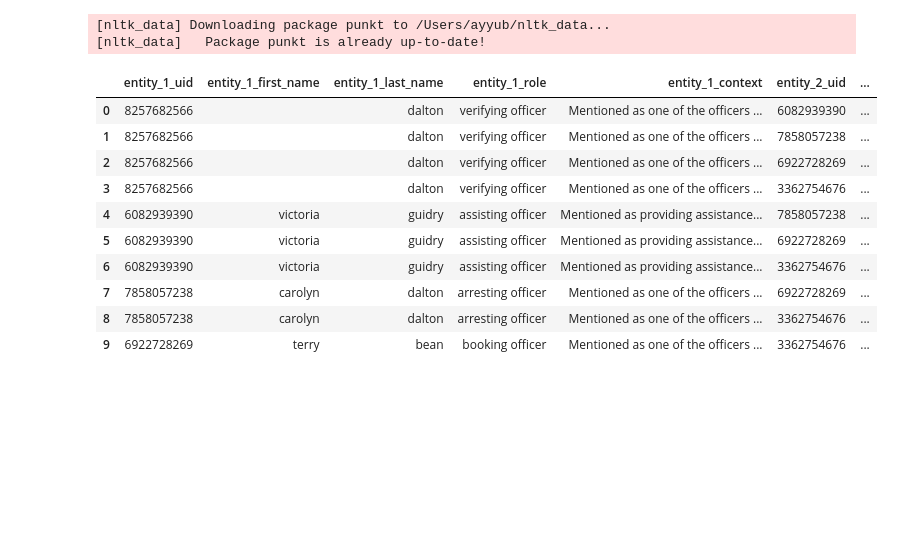
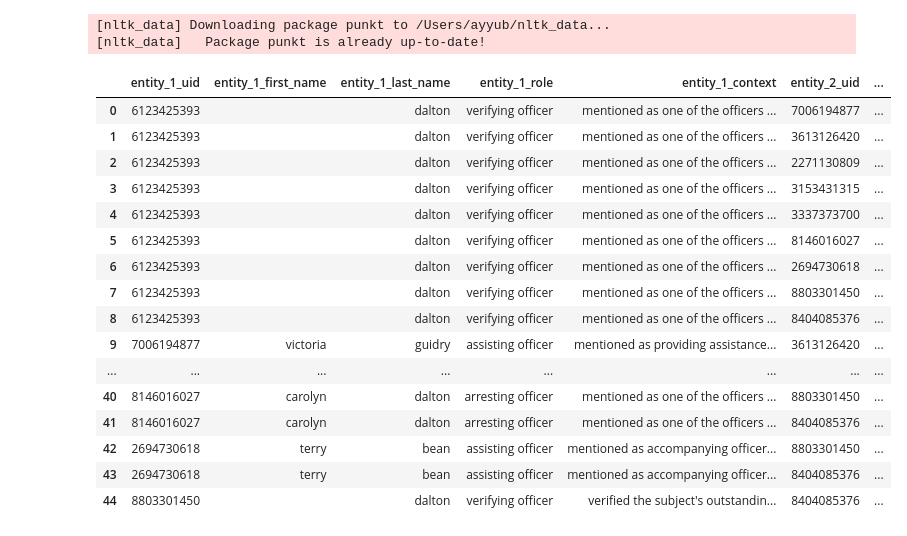
Before and after one commit to ayyubibrahimi/wrongful-convictions-entity-res, a Jupyter notebook: feature-engineering/src/features.ipynb, the cells around one changed output. Drawn from its saved outputs; the diff is of its cells as text; code cells hidden in the pictures; blank space fills up the shorter version.

```diff
--- a/feature-engineering/src/features.ipynb
+++ b/feature-engineering/src/features.ipynb
@@ -14,6 +15,6 @@ import jellyfish
 # %%
 def read_csv():
-    df = pd.read_csv("../../preprocessing/data/output/output-clean.csv")
+    df = pd.read_csv("../../preprocessing/data/output/clean.csv")
     return df
 # %%
 nltk.download('punkt')
@@ -59,15 +60,15 @@ def split_entities(df):
 
 def generate_pairwise_comparisons(df):
     df = df.fillna("")
-    unique_entities = df['uid'].unique()
+    unique_entities = df['person_uid'].unique()
     pairs = list(combinations(unique_entities, 2))
     comparison_data = []
 
     for pair in pairs:
         entity_1, entity_2 = pair
 
-        entity_1_row = df[df['uid'] == entity_1].iloc[0]
-        entity_2_row = df[df['uid'] == entity_2].iloc[0]
+        entity_1_row = df[df['person_uid'] == entity_1].iloc[0]
+        entity_2_row = df[df['person_uid'] == entity_2].iloc[0]
 
         context_similarity = calculate_context_similarity([entity_1_row['officer_context']], [entity_2_row['officer_context']])[0]
 
@@ -92,44 +93,42 @@ def generate_pairwise_comparisons(df):
 
         comparison_data.append(features)
 
+
     comparison_df = pd.DataFrame(comparison_data)
+    scaler = MinMaxScaler()
+
+    features_to_scale = ['first_name_similarity', 'last_name_similarity',
+                         'role_similarity', 'first_name_length_diff',
+                         'last_name_length_diff', 'context_similarity', ]
+
+    comparison_df[features_to_scale] = scaler.fit_transform(comparison_df[features_to_scale])
     return comparison_df
-
-
-def generate_uid(row, desired_length=10):
-    raw_uid = abs(hash(f"{row['first_name']}{row['last_name']}{row['officer_role']}{row['officer_context']}"))
-    raw_uid_str = str(raw_uid)
-    if len(raw_uid_str) > desired_length:
-        uid_str = raw_uid_str[:desired_length]
-    else:
-        uid_str = raw_uid_str.zfill(desired_length)
-
-    return int(uid_str)
 # %% [output]
 [nltk_data] Downloading package punkt to /Users/ayyub/nltk_data...
 [nltk_data]   Package punkt is already up-to-date!
-# %%
-df = read_csv()
-
-df = df.rename(columns={"uid": "doc_uid"})
-df = df[["first_name", "last_name", "officer_role", "officer_context"]]
-
-df['uid'] = df.apply(lambda row: generate_uid(row, 10), axis=1)
-
-df = df.iloc[:5]
-
-df = df.pipe(generate_pairwise_comparisons)
-df
-# %% [output]
-|  | entity_1_uid | entity_1_first_name | entity_1_last_name | entity_1_role | entity_1_context | entity_2_uid | ... |
-| 0 | 8257682566 |  | dalton | verifying officer | Mentioned as one of the officers ... | 6082939390 | ... |
-| 1 | 8257682566 |  | dalton | verifying officer | Mentioned as one of the officers ... | 7858057238 | ... |
-| 2 | 8257682566 |  | dalton | verifying officer | Mentioned as one of the officers ... | 6922728269 | ... |
-| 3 | 8257682566 |  | dalton | verifying officer | Mentioned as one of the officers ... | 3362754676 | ... |
-| 4 | 6082939390 | victoria | guidry | assisting officer | Mentioned as providing assistance... | 7858057238 | ... |
-| 5 | 6082939390 | victoria | guidry | assisting officer | Mentioned as providing assistance... | 6922728269 | ... |
-| 6 | 6082939390 | victoria | guidry | assisting officer | Mentioned as providing assistance... | 3362754676 | ... |
-| 7 | 7858057238 | carolyn | dalton | arresting officer | Mentioned as one of the officers ... | 6922728269 | ... |
-| 8 | 7858057238 | carolyn | dalton | arresting officer | Mentioned as one of the officers ... | 3362754676 | ... |
-| 9 | 6922728269 | terry | bean | booking officer | Mentioned as one of the officers ... | 3362754676 | ... |
+# %%
+df = read_csv()
+
+df = df.iloc[:10]
+
+df = df.pipe(generate_pairwise_comparisons)
+df
+# %% [output]
+|  | entity_1_uid | entity_1_first_name | entity_1_last_name | entity_1_role | entity_1_context | entity_2_uid | ... |
+| 0 | 6123425393 |  | dalton | verifying officer | mentioned as one of the officers ... | 7006194877 | ... |
+| 1 | 6123425393 |  | dalton | verifying officer | mentioned as one of the officers ... | 3613126420 | ... |
+| 2 | 6123425393 |  | dalton | verifying officer | mentioned as one of the officers ... | 2271130809 | ... |
+| 3 | 6123425393 |  | dalton | verifying officer | mentioned as one of the officers ... | 3153431315 | ... |
+| 4 | 6123425393 |  | dalton | verifying officer | mentioned as one of the officers ... | 3337373700 | ... |
+| 5 | 6123425393 |  | dalton | verifying officer | mentioned as one of the officers ... | 8146016027 | ... |
+| 6 | 6123425393 |  | dalton | verifying officer | mentioned as one of the officers ... | 2694730618 | ... |
+| 7 | 6123425393 |  | dalton | verifying officer | mentioned as one of the officers ... | 8803301450 | ... |
+| 8 | 6123425393 |  | dalton | verifying officer | mentioned as one of the officers ... | 8404085376 | ... |
+| 9 | 7006194877 | victoria | guidry | assisting officer | mentioned as providing assistance... | 3613126420 | ... |
+| ... | ... | ... | ... | ... | ... | ... | ... |
+| 40 | 8146016027 | carolyn | dalton | arresting officer | mentioned as one of the officers ... | 8803301450 | ... |
+| 41 | 8146016027 | carolyn | dalton | arresting officer | mentioned as one of the officers ... | 8404085376 | ... |
+| 42 | 2694730618 | terry | bean | assisting officer | mentioned as accompanying officer... | 8803301450 | ... |
+| 43 | 2694730618 | terry | bean | assisting officer | mentioned as accompanying officer... | 8404085376 | ... |
+| 44 | 8803301450 |  | dalton | verifying officer | verified the subject's outstandin... | 8404085376 | ... |
 # %%
```
Also changed, not shown: parts of 2 cells of this notebook, 5 other files.
